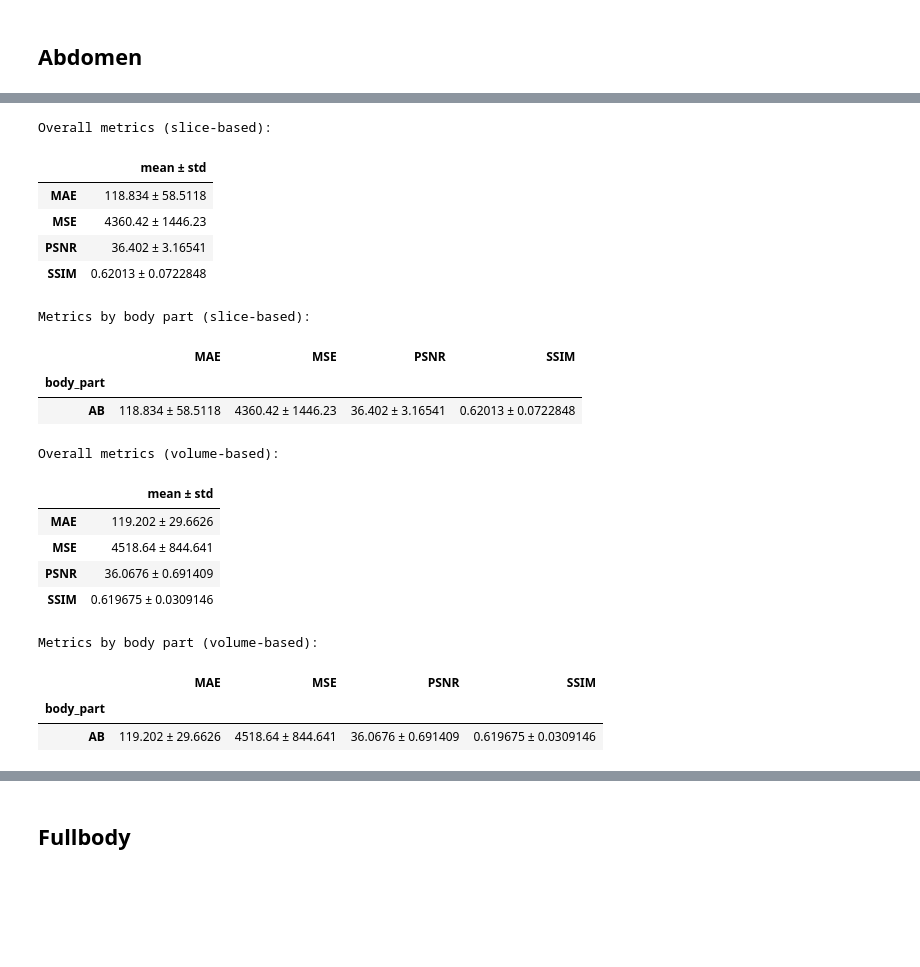
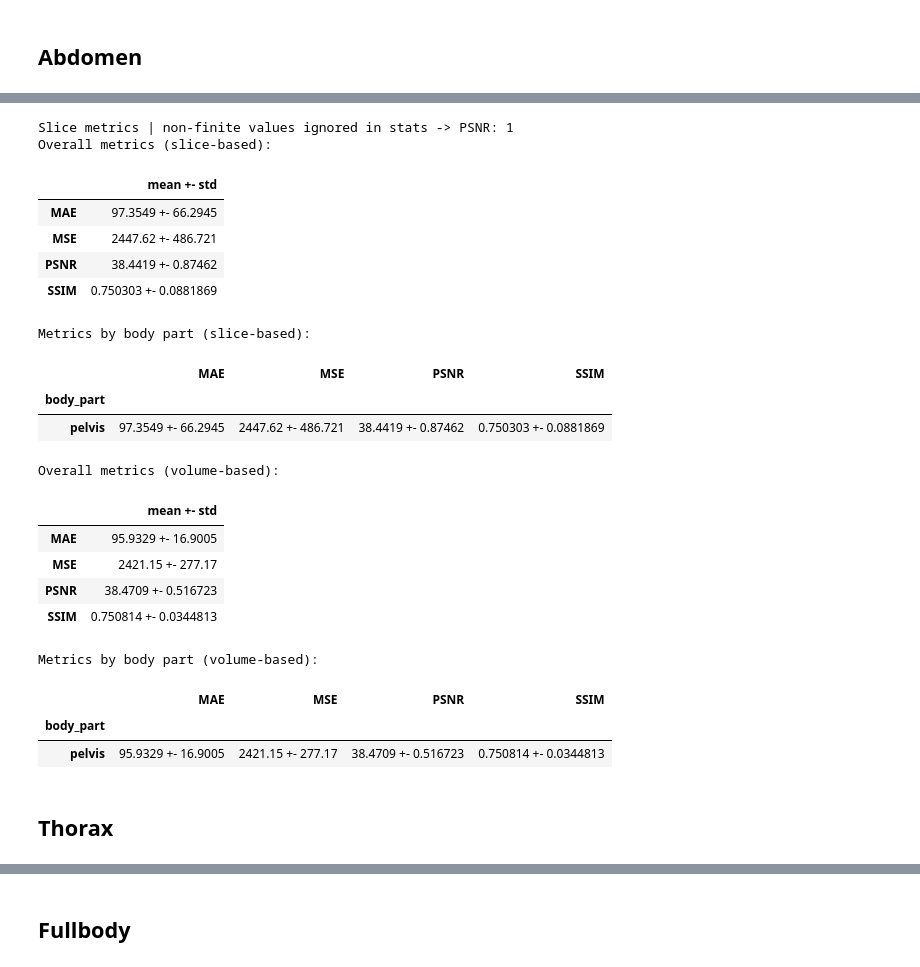
Before and after one commit to NicSchuler/fullbody-sCT, a Jupyter notebook: training/notebooks/read_test_metrics.ipynb, the cells around one changed output, grey strips where cells are left out. Cells and saved outputs as stored; diff of their text form; code cells hidden in the pictures; blank space fills up the shorter version.

```diff
--- a/training/notebooks/read_test_metrics.ipynb
+++ b/training/notebooks/read_test_metrics.ipynb
@@ -287,24 +294,34 @@ Volume: AB_1ABA060 (slices=92, total_mask=1532110)
 # %%
-csv_path = Path("/local/scratch/datasets/FullbodySCT/Synthrad_combined_preprocessed/100results_new_script/cut_synthrad_abdomen_final/test_50/test_metrics_over_all.csv")
-show_metrics_for_csv(csv_path)
+csv_path = Path("/local/scratch/datasets/FullbodySCT/Synthrad_combined_preprocessed/100results/cut_synthrad_pelvis_final/test_50/test_metrics_over_all.csv")
+df = load_metrics_csv(csv_path)
+
+# show_volume_slice_influence(df, volume=3)
-# %% [output]
-Overall metrics (slice-based):
-|  | mean ± std |
-| MAE | 118.834 ± 58.5118 |
-| MSE | 4360.42 ± 1446.23 |
-| PSNR | 36.402 ± 3.16541 |
-| SSIM | 0.62013 ± 0.0722848 |
-Metrics by body part (slice-based):
-|  | MAE | MSE | PSNR | SSIM |
-| body_part |  |  |  |  |
-| AB | 118.834 ± 58.5118 | 4360.42 ± 1446.23 | 36.402 ± 3.16541 | 0.62013 ± 0.0722848 |
-Overall metrics (volume-based):
-|  | mean ± std |
-| MAE | 119.202 ± 29.6626 |
-| MSE | 4518.64 ± 844.641 |
-| PSNR | 36.0676 ± 0.691409 |
-| SSIM | 0.619675 ± 0.0309146 |
-Metrics by body part (volume-based):
-|  | MAE | MSE | PSNR | SSIM |
-| body_part |  |  |  |  |
-| AB | 119.202 ± 29.6626 | 4518.64 ± 844.641 | 36.0676 ± 0.691409 | 0.619675 ± 0.0309146 |
+# %%
+# Run metrics for the selected CSV path
+
+csv_path = Path("/local/scratch/datasets/FullbodySCT/Synthrad_combined_preprocessed/100results/cut_synthrad_pelvis_final/test_50/test_metrics_over_all.csv")
+show_metrics_for_csv(csv_path)
+# %% [output]
+Slice metrics | non-finite values ignored in stats -> PSNR: 1
+Overall metrics (slice-based):
+|  | mean +- std |
+| MAE | 97.3549 +- 66.2945 |
+| MSE | 2447.62 +- 486.721 |
+| PSNR | 38.4419 +- 0.87462 |
+| SSIM | 0.750303 +- 0.0881869 |
+Metrics by body part (slice-based):
+|  | MAE | MSE | PSNR | SSIM |
+| body_part |  |  |  |  |
+| pelvis | 97.3549 +- 66.2945 | 2447.62 +- 486.721 | 38.4419 +- 0.87462 | 0.750303 +- 0.0881869 |
+Overall metrics (volume-based):
+|  | mean +- std |
+| MAE | 95.9329 +- 16.9005 |
+| MSE | 2421.15 +- 277.17 |
+| PSNR | 38.4709 +- 0.516723 |
+| SSIM | 0.750814 +- 0.0344813 |
+Metrics by body part (volume-based):
+|  | MAE | MSE | PSNR | SSIM |
+| body_part |  |  |  |  |
+| pelvis | 95.9329 +- 16.9005 | 2421.15 +- 277.17 | 38.4709 +- 0.516723 | 0.750814 +- 0.0344813 |
+# %% [markdown]
+## Thorax
```
Also changed, not shown: parts of 53 cells of this notebook.
